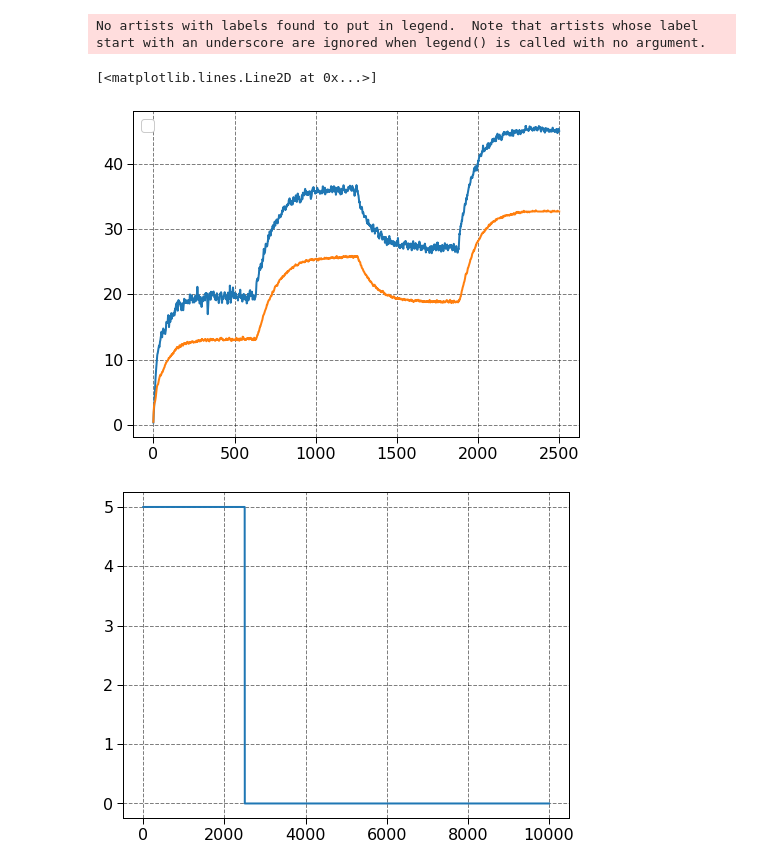
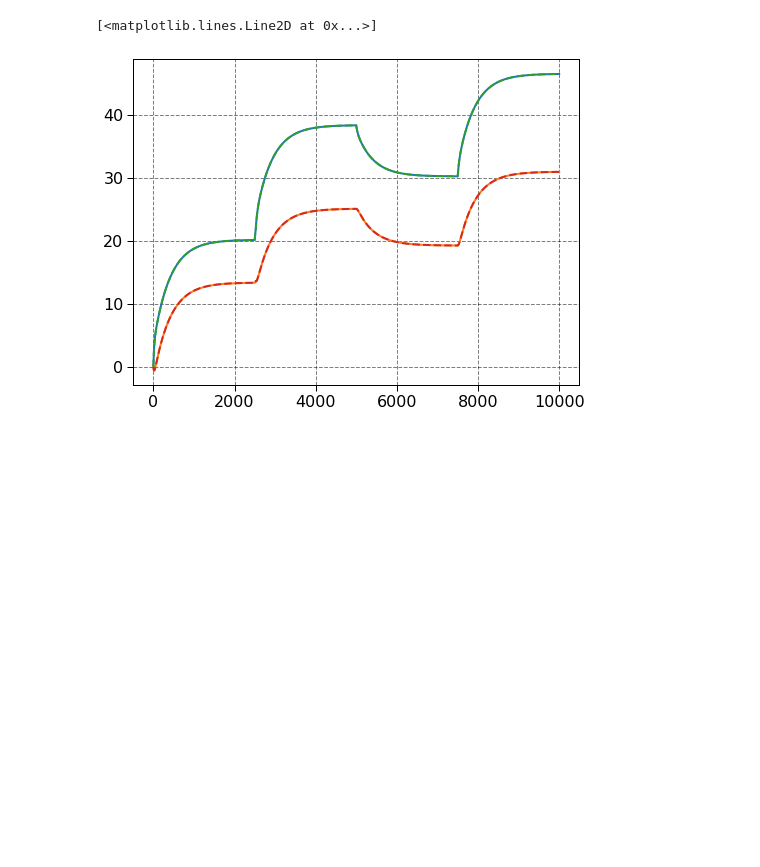
Before and after one commit to miguellrodrigues/ic_tanques, a Jupyter notebook: notebooks/continous/sim_fuzzy_continous.ipynb, the cells around one changed output. Saved outputs shown, nothing was run; the diff lists cells and outputs as text; code cells hidden in the pictures; blank space fills up the shorter version.

```diff
--- a/notebooks/continous/sim_fuzzy_continous.ipynb
+++ b/notebooks/continous/sim_fuzzy_continous.ipynb
@@ -11,17 +11,19 @@ plt.style.use([
     'notebook',
 ])
 # %%
-Ts = .5
+Ts = 4
 tf = 10000
 
 iterations = int(tf / Ts)
 
 time = np.linspace(0, tf, iterations)
 
-r = .31
-mu = .40
-sigma = .55
+r = 31
+mu = 40
+sigma = 55
 A2 = np.pi * r ** 2
+
+Kb = 13.61200274
 # %%
 z1_bounds = np.load('./data/z1_bounds.npy')
 z2_bounds = np.load('./data/z2_bounds.npy')
@@ -133,15 +146,22 @@ for i in range(1, iterations):
 h1_exp = np.load('./data/h1_exp.npy')[:-1]
 h2_exp = np.load('./data/h2_exp.npy')[:-1]
 t_exp = np.load('./data/exp_t.npy')[:-1]
+
+h1_nl = np.load('./data/h1_nl.npy')
+h2_nl = np.load('./data/h2_nl.npy')
 # %%
 plt.figure(1)
-plt.plot(h1_exp)
-plt.plot(h2_exp)
+plt.plot(time, h1_t)
+plt.plot(time, h2_t)
+
+plt.plot(time, h1_nl, '--')
+plt.plot(time, h2_nl, '--')
+
+# plt.plot(t_exp, h1_exp)
+# plt.plot(t_exp, h2_exp)
 # %% [output]
-No artists with labels found to put in legend.  Note that artists whose label start with an underscore are ignored when legend() is called with no argument.
+[<matplotlib.lines.Line2D at 0x...>]
-[<matplotlib.lines.Line2D at 0x...>]
-[figure, old version]
+[figure, new version]
-[figure, removed]
 # %%
 np.save('./data/h3_py.npy', h1_t)
 np.save('./data/h4_py.npy', h2_t)
```
Also changed, not shown: parts of 1 cell of this notebook, 26 other files.
